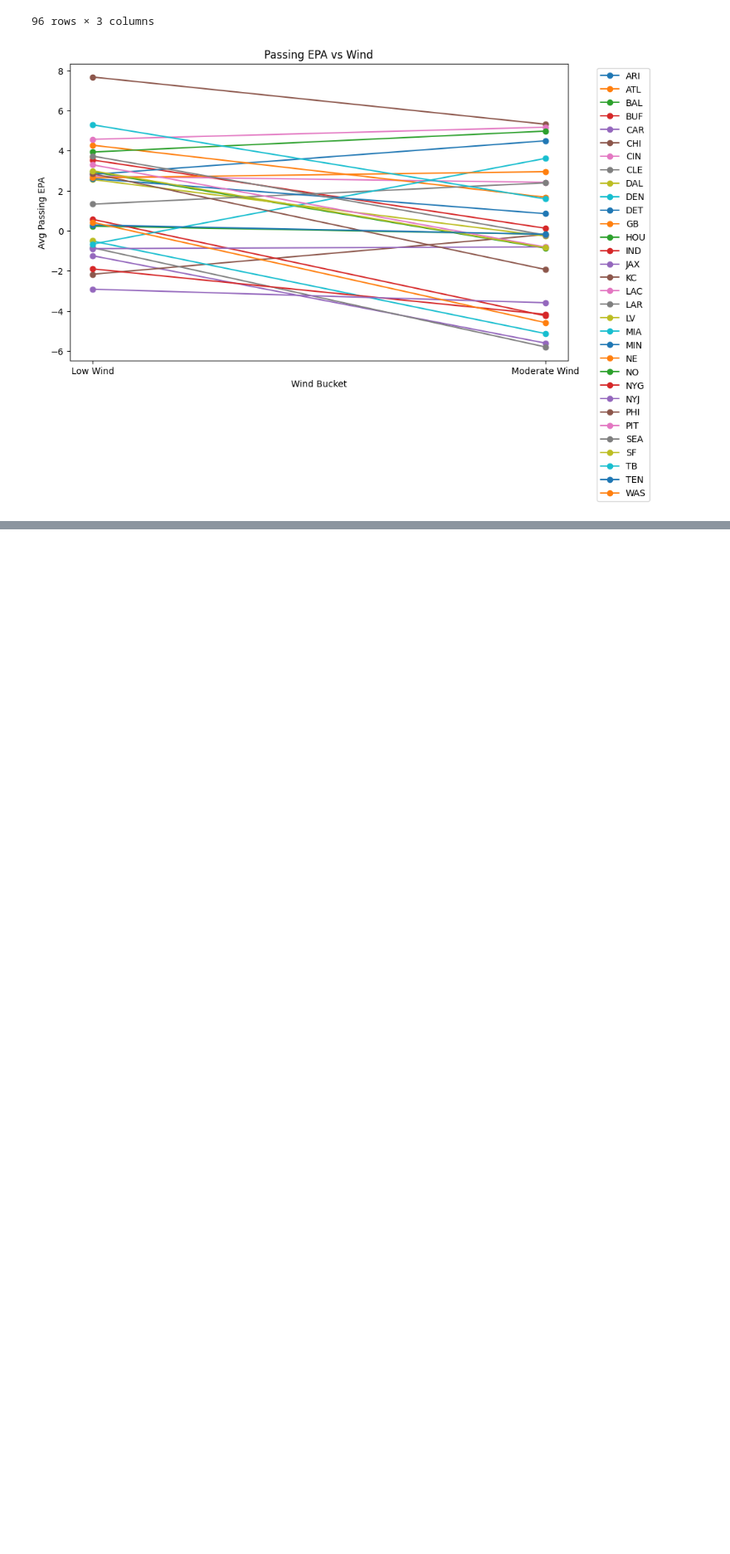
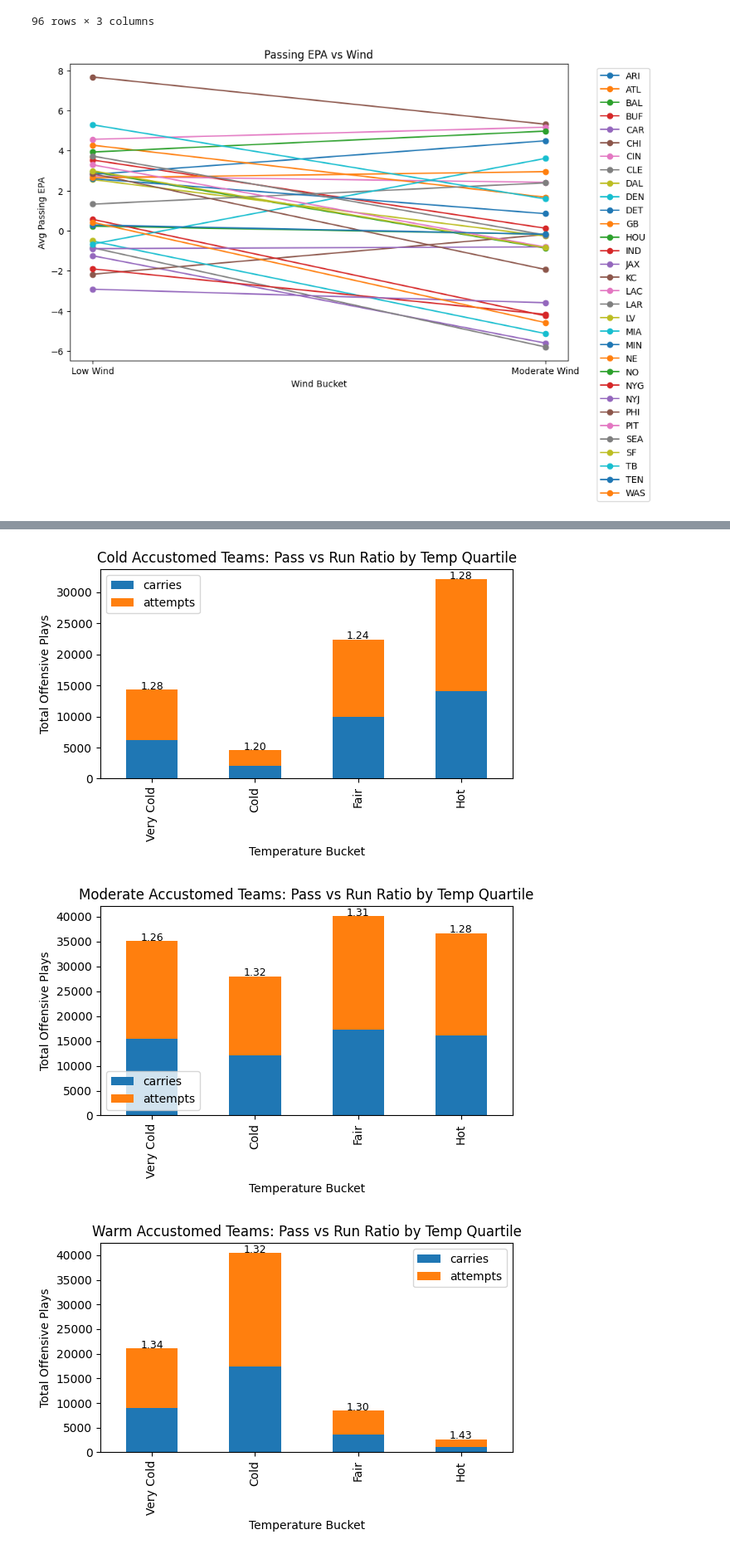
Before and after one commit to WaddleMeDoo/EffectsOfWeatherOnNFLPerformance, a Jupyter notebook: nfl_weather_analysis.ipynb, the cells around one changed output, grey strips where cells are left out. Shown at 83% size. Cells and saved outputs as stored; diff of their text form; code cells hidden in the pictures; blank space fills up the shorter version.

```diff
--- a/nfl_weather_analysis.ipynb
+++ b/nfl_weather_analysis.ipynb
@@ -224,7 +226,7 @@ The Law of Small Numbers ! :)
 Lets try analyzing this another way
 Lets recreate this distribution with the entire dataset but only evaluating the (focus_team & wind_Bucket) buckets with a reliable amount of data.
 # %%
-wind_counts_full = combined.groupby(["focus_team", "wind_bucket"]).size().reset_index(name="n_games").sort_values("n_games")
+wind_counts_full = combined_wind.groupby(["focus_team", "wind_bucket"]).size().reset_index(name="n_games").sort_values("n_games")
 
 wind_counts_full
 # %% [output]
@@ -248,7 +250,7 @@ MIN_N = 11
 wind_counts_full["reliable"] = wind_counts_full["n_games"] >= MIN_N
 
 #merge counts back with original dataset and filter to only reliable data
-combined_reliable = combined.merge(
+combined_reliable = combined_wind.merge(
     wind_counts_full[["focus_team", "wind_bucket", "reliable"]],
     on=["focus_team", "wind_bucket"],
     how="left"
@@ -277,0 +410,12 @@ After removing the focus_team & wind_bucket buckets with too low of a sample siz
+# %%
+#aggreagating data and then calcing run/pass ratio
+stack = (
+    focus_df
+    .groupby(["climate_group","temp_bucket"])[["attempts","carries"]]
+    .sum()
+    .reset_index()
+)
+
+stack["pass_run_ratio"] = stack["attempts"] / stack["carries"]
+
+stack
@@ -277,0 +436,27 @@ After removing the focus_team & wind_bucket buckets with too low of a sample siz
+# %%
+for g in ["Cold Accustomed Teams","Moderate Accustomed Teams","Warm Accustomed Teams"]:
+    df = (
+        stack[stack["climate_group"] == g]
+        .sort_values("temp_bucket")
+        .set_index("temp_bucket")
+    )
+
+    ax = df[["carries","attempts"]].plot(
+        kind="bar",
+        stacked=True,
+        figsize=(6,4)
+    )
+
+    for i, r in enumerate(df["pass_run_ratio"]):
+        total = df.iloc[i][["carries","attempts"]].sum()
+        ax.text(i, total + 50, f"{r:.2f}", ha="center", fontsize=9)
+
+    ax.set_title(f"{g}: Pass vs Run Ratio by Temp Quartile")
+    ax.set_ylabel("Total Offensive Plays")
+    ax.set_xlabel("Temperature Bucket")
+    plt.tight_layout()
+    plt.show()
+# %% [output]
+[figure, added]
+[figure, added]
+[figure, added]
```
Also changed, not shown: parts of 20 cells of this notebook.
